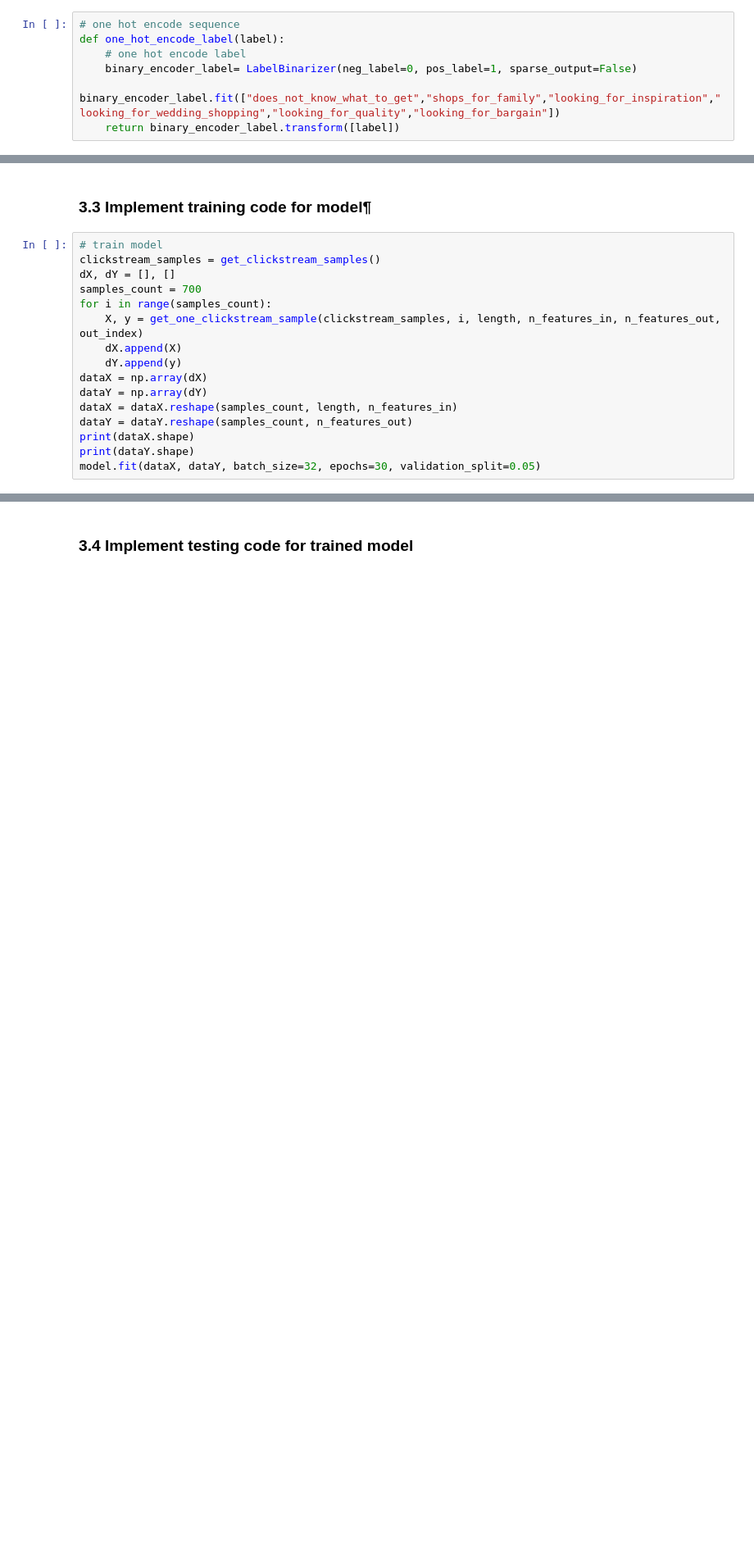
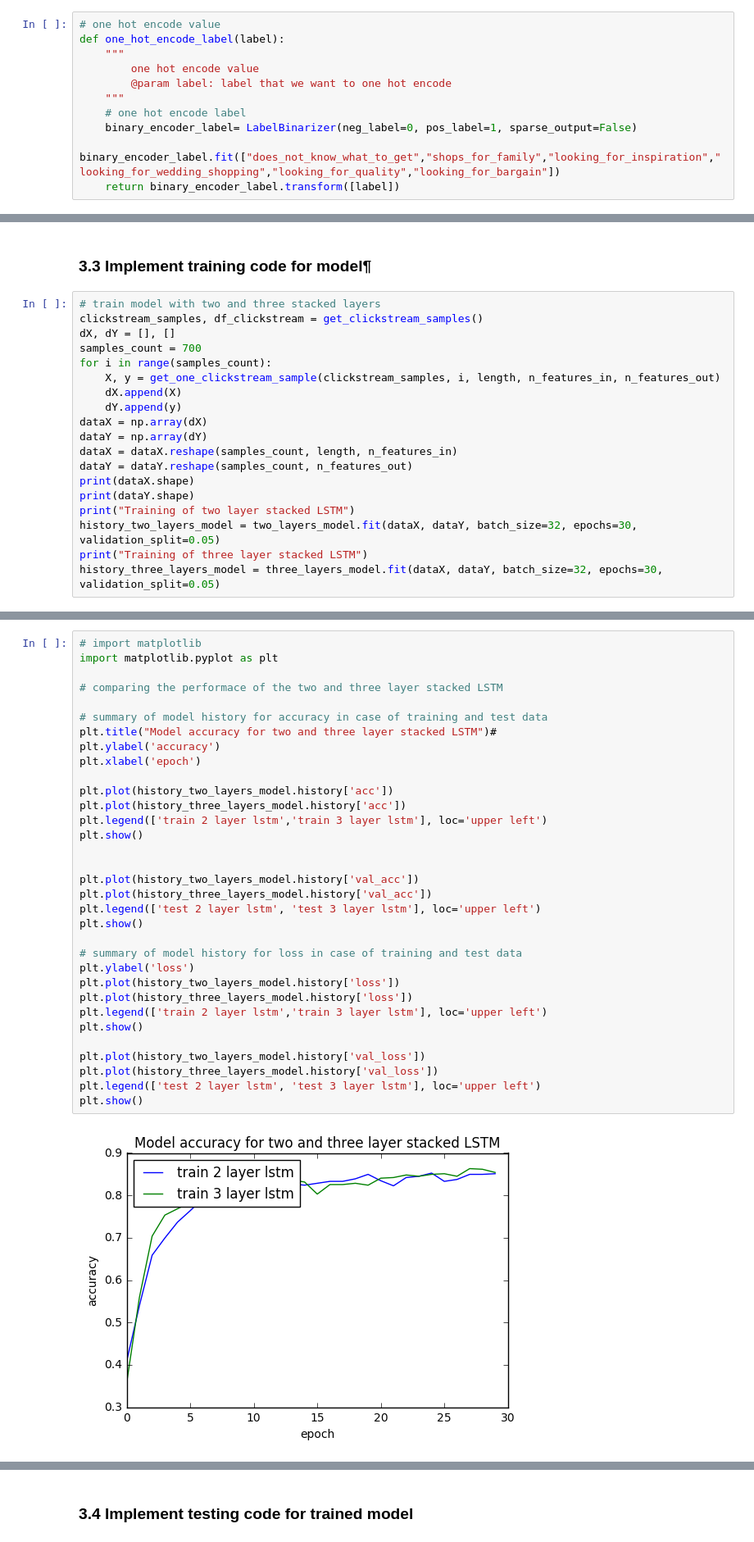
Before and after one commit to mmeyer/huma-tutorial, a Jupyter notebook: huma_tutorial.ipynb, the cells around one changed output, grey strips where cells are left out. Shown: that part at 82% size. Saved outputs shown, nothing was run; the diff lists cells and outputs as text; blank space fills up the shorter version.

Commit message:
Added more graphics and update huma tutorial notebook

```diff
--- a/huma_tutorial.ipynb
+++ b/huma_tutorial.ipynb
@@ -910,6 +951,10 @@ def get_clickstream_samples():
 # %%
-# one hot encode sequence
+# one hot encode value
 def one_hot_encode_label(label):
+    """
+        one hot encode value
+        @param label: label that we want to one hot encode
+    """
     # one hot encode label
     binary_encoder_label= LabelBinarizer(neg_label=0, pos_label=1, sparse_output=False)
     binary_encoder_label.fit(["does_not_know_what_to_get","shops_for_family","looking_for_inspiration","looking_for_wedding_shopping","looking_for_quality","looking_for_bargain"])
@@ -981,12 +1086,12 @@ None
 # %% [markdown]
 ### 3.3 Implement training code for model¶
 # %%
-# train model
-clickstream_samples = get_clickstream_samples()
+# train model with two and three stacked layers
+clickstream_samples, df_clickstream = get_clickstream_samples()
 dX, dY = [], []
 samples_count = 700
 for i in range(samples_count):
-    X, y = get_one_clickstream_sample(clickstream_samples, i, length, n_features_in, n_features_out, out_index)
+    X, y = get_one_clickstream_sample(clickstream_samples, i, length, n_features_in, n_features_out)
     dX.append(X)
     dY.append(y)
 dataX = np.array(dX)
@@ -995,7 +1100,10 @@ dataX = dataX.reshape(samples_count, length, n_features_in)
 dataY = dataY.reshape(samples_count, n_features_out)
 print(dataX.shape)
 print(dataY.shape)
-model.fit(dataX, dataY, batch_size=32, epochs=30, validation_split=0.05)
+print("Training of two layer stacked LSTM")
+history_two_layers_model = two_layers_model.fit(dataX, dataY, batch_size=32, epochs=30, validation_split=0.05)
+print("Training of three layer stacked LSTM")
+history_three_layers_model = three_layers_model.fit(dataX, dataY, batch_size=32, epochs=30, validation_split=0.05)
 # %% [output]
 (700, 10, 8)
 (700, 6)
@@ -1017,0 +1125,35 @@ Epoch 30/30
+# %%
+# import matplotlib
+import matplotlib.pyplot as plt
+
+# comparing the performace of the two and three layer stacked LSTM
+
+# summary of model history for accuracy in case of training and test data
+plt.title("Model accuracy for two and three layer stacked LSTM")#
+plt.ylabel('accuracy')
+plt.xlabel('epoch')
+
+plt.plot(history_two_layers_model.history['acc'])
+plt.plot(history_three_layers_model.history['acc'])
+plt.legend(['train 2 layer lstm','train 3 layer lstm'], loc='upper left')
+plt.show()
+
+
+plt.plot(history_two_layers_model.history['val_acc'])
+plt.plot(history_three_layers_model.history['val_acc'])
+plt.legend(['test 2 layer lstm', 'test 3 layer lstm'], loc='upper left')
+plt.show()
+
+# summary of model history for loss in case of training and test data
+plt.ylabel('loss')
+plt.plot(history_two_layers_model.history['loss'])
+plt.plot(history_three_layers_model.history['loss'])
+plt.legend(['train 2 layer lstm','train 3 layer lstm'], loc='upper left')
+plt.show()
+
+plt.plot(history_two_layers_model.history['val_loss'])
+plt.plot(history_three_layers_model.history['val_loss'])
+plt.legend(['test 2 layer lstm', 'test 3 layer lstm'], loc='upper left')
+plt.show()
+# %% [output]
+[figure, added]
```
Also changed, not shown: parts of 23 cells of this notebook, 1 other file.
